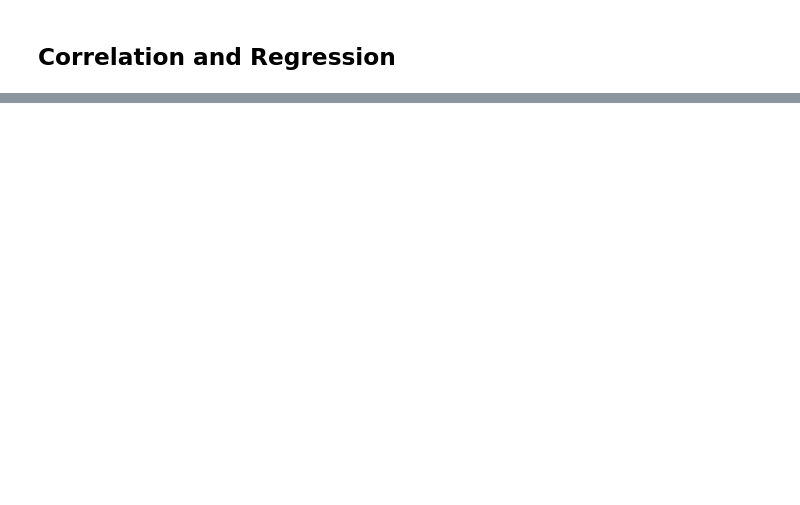
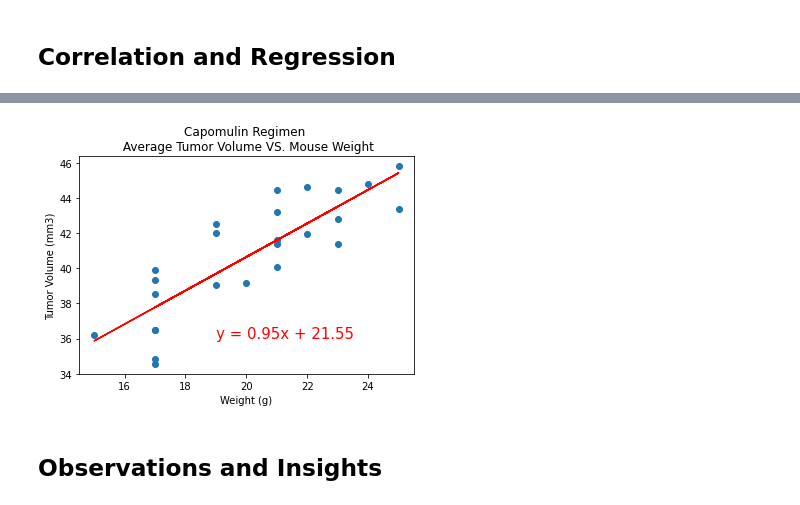
Before and after one commit to pammeyer80/matplotlib-challenge, a Jupyter notebook: Pymaceuticals/pymaceuticals_starter.ipynb, the cells around one changed output, grey strips where cells are left out. Saved outputs shown, nothing was run; the diff lists cells and outputs as text; code cells hidden in the pictures; blank space fills up the shorter version.

```diff
--- a/Pymaceuticals/pymaceuticals_starter.ipynb
+++ b/Pymaceuticals/pymaceuticals_starter.ipynb
@@ -298,0 +335,21 @@ plt.show()
+# %%
+#Linear regression model
+# for mouse weight and average tumor volume for the Capomulin regimen
+(slope, intercept, rvalue, pvalue, stderr) = st.linregress(x_axis, y_axis)
+
+#y=mx+b
+regress_values = x_axis * slope + intercept
+line_eq = f"y = {slope:.2f}x + {intercept:.2f}"
+
+plt.scatter(x_axis, y_axis)
+plt.plot(x_axis,regress_values,"r-")
+plt.annotate(line_eq,(19,36),fontsize=15,color="red")
+
+plt.xlabel('Weight (g)')
+plt.ylabel('Tumor Volume (mm3)')
+plt.title("Capomulin Regimen \n Average Tumor Volume VS. Mouse Weight")
+plt.show()
+# %% [output]
+[figure, added]
+# %% [markdown]
+## Observations and Insights
```
Also changed, not shown: parts of 5 cells of this notebook.
